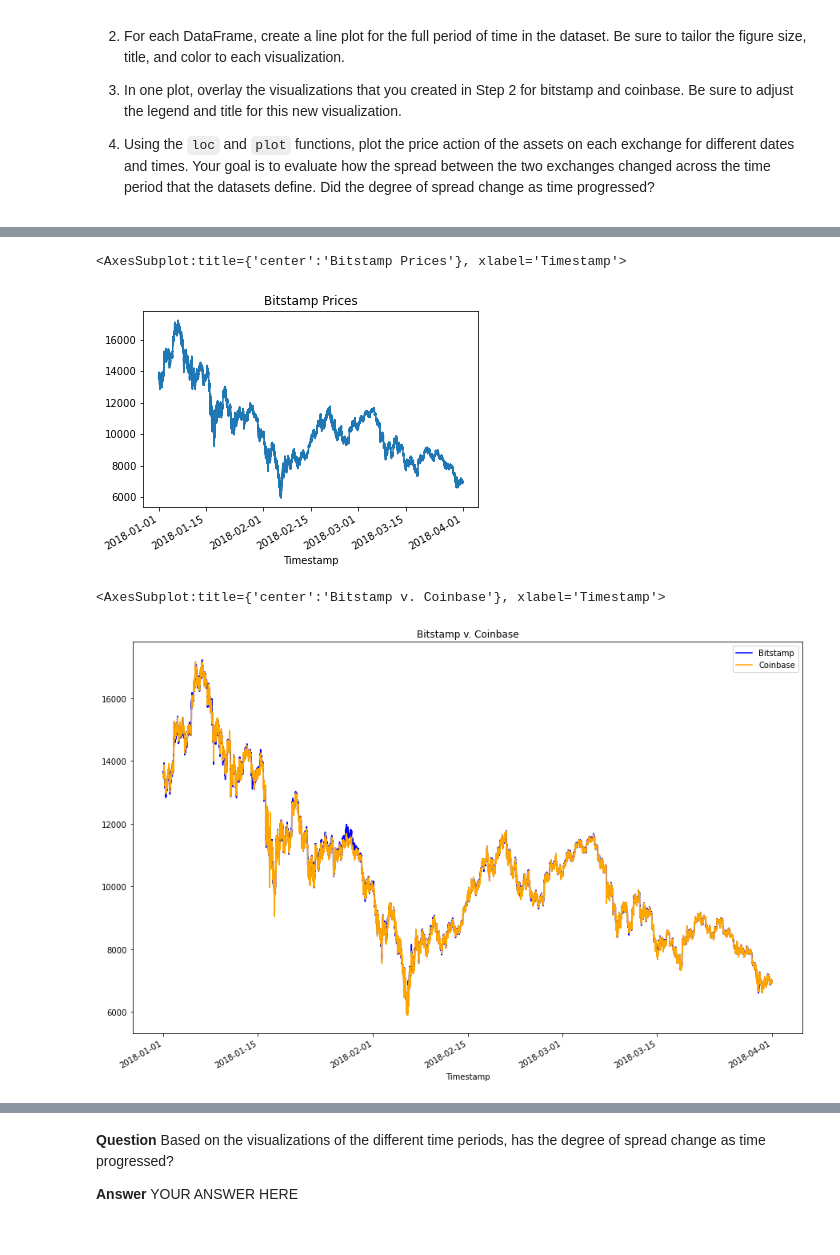
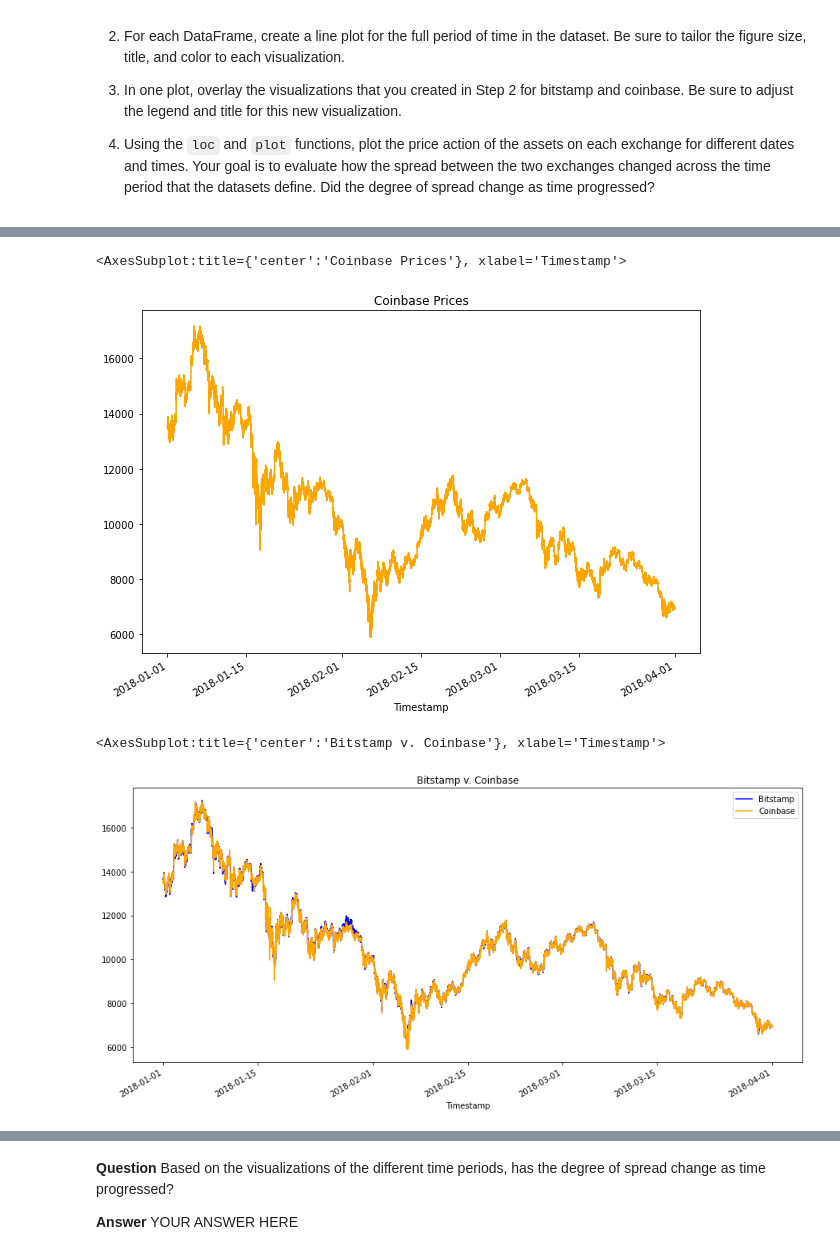
Before and after one commit to Sumguy1234/Challenge3, a Jupyter notebook: crypto_arbitrage.ipynb, the cells around one changed output, grey strips where cells are left out. Saved outputs shown, nothing was run; the diff lists cells and outputs as text; code cells hidden in the pictures.

Commit message:
charted exchange differences, started arbitrage_spread_early

```diff
--- a/crypto_arbitrage.ipynb
+++ b/crypto_arbitrage.ipynb
@@ -187,8 +187,9 @@ Select the data you want to analyze. Use `loc` or `iloc` to select the following
 * Close
 # %%
 # Use loc or iloc to select `Timestamp (the index)` and `Close` from bitstamp DataFrame
-bitstamp_sliced = # YOUR CODE HERE
+bitstamp_sliced = bitstamp.loc[:,"Close"]
 
 # Review the first five rows of the DataFrame
 # YOUR CODE HERE
+bitstamp_sliced.head()
 # %% [output]
@@ -202,7 +203,8 @@ bitstamp_sliced = # YOUR CODE HERE
 # %%
 # Use loc or iloc to select `Timestamp (the index)` and `Close` from coinbase DataFrame
-coinbase_sliced = # YOUR CODE HERE
+coinbase_sliced = coinbase.loc[:,'Close']
 
 # Review the first five rows of the DataFrame
 # YOUR CODE HERE
+coinbase.head()
 # %% [output]
@@ -262,17 +267,20 @@ Sort through the time series data associated with the bitstamp and coinbase Data
 # Create a line plot for the coinbase DataFrame for the full length of time in the dataset
 # Be sure that the figure size, title, and color are tailored to each visualization
 # YOUR CODE HERE
+coinbase_sliced.plot(kind='line',title='Coinbase Prices',figsize=(10,7),color='orange')
 # %% [output]
-<AxesSubplot:title={'center':'Bitstamp Prices'}, xlabel='Timestamp'>
+<AxesSubplot:title={'center':'Coinbase Prices'}, xlabel='Timestamp'>
-[figure, old version]
+[figure, new version]
 # %%
 # Overlay the visualizations for the bitstamp and coinbase DataFrames in one plot
 # The plot should visualize the prices over the full lenth of the dataset
 # Be sure to include the parameters: legend, figure size, title, and color and label
 # YOUR CODE HERE
+bitstamp_sliced.plot(legend=True,figsize=(15,7),title='Bitstamp v. Coinbase',color='blue',label='Bitstamp')
+coinbase_sliced.plot(legend=True,figsize=(15,7),color='orange',label='Coinbase')
 # %% [output]
 <AxesSubplot:title={'center':'Bitstamp v. Coinbase'}, xlabel='Timestamp'>
-[figure, old version]
+[figure, new version]
 # %%
 # Using the loc and plot functions, create an overlay plot that visualizes
 # the price action of both DataFrames for a one month period early in the dataset
```
Also changed, not shown: parts of 8 cells of this notebook.
